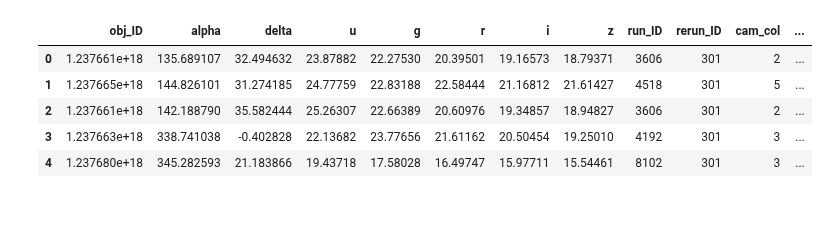
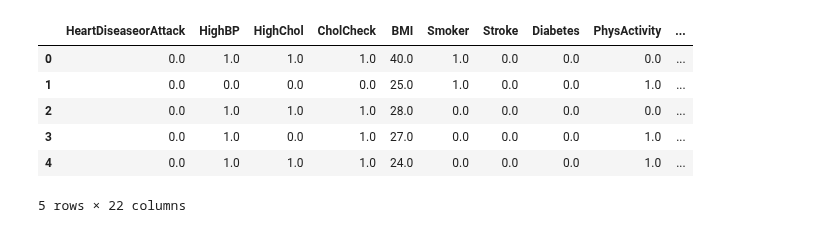
Before and after one commit to silvererudite/30-for-30-ml-projects, a Jupyter notebook: supervised/svm-classifier.ipynb, the cells around one changed output. Drawn from its saved outputs; the diff is of its cells as text; code cells hidden in the pictures.

Commit message:
Day 27: Kaggle Notebook | svm_classifier on hear disease dataset

```diff
--- a/supervised/svm-classifier.ipynb
+++ b/supervised/svm-classifier.ipynb
@@ -30,10 +32,11 @@ from sklearn.preprocessing import StandardScaler
 # %%
-df = pd.read_csv('/kaggle/input/stellar-classification-dataset-sdss17/star_classification.csv')
+df = pd.read_csv('/kaggle/input/heart-disease-health-indicators-dataset/heart_disease_health_indicators_BRFSS2015.csv')
 df.head()
 # %% [output]
-|  | obj_ID | alpha | delta | u | g | r | i | z | run_ID | rerun_ID | cam_col | ... |
-| 0 | 1.237661e+18 | 135.689107 | 32.494632 | 23.87882 | 22.27530 | 20.39501 | 19.16573 | 18.79371 | 3606 | 301 | 2 | ... |
-| 1 | 1.237665e+18 | 144.826101 | 31.274185 | 24.77759 | 22.83188 | 22.58444 | 21.16812 | 21.61427 | 4518 | 301 | 5 | ... |
-| 2 | 1.237661e+18 | 142.188790 | 35.582444 | 25.26307 | 22.66389 | 20.60976 | 19.34857 | 18.94827 | 3606 | 301 | 2 | ... |
-| 3 | 1.237663e+18 | 338.741038 | -0.402828 | 22.13682 | 23.77656 | 21.61162 | 20.50454 | 19.25010 | 4192 | 301 | 3 | ... |
-| 4 | 1.237680e+18 | 345.282593 | 21.183866 | 19.43718 | 17.58028 | 16.49747 | 15.97711 | 15.54461 | 8102 | 301 | 3 | ... |
+|  | HeartDiseaseorAttack | HighBP | HighChol | CholCheck | BMI | Smoker | Stroke | Diabetes | PhysActivity | ... |
+| 0 | 0.0 | 1.0 | 1.0 | 1.0 | 40.0 | 1.0 | 0.0 | 0.0 | 0.0 | ... |
+| 1 | 0.0 | 0.0 | 0.0 | 0.0 | 25.0 | 1.0 | 0.0 | 0.0 | 1.0 | ... |
+| 2 | 0.0 | 1.0 | 1.0 | 1.0 | 28.0 | 0.0 | 0.0 | 0.0 | 0.0 | ... |
+| 3 | 0.0 | 1.0 | 0.0 | 1.0 | 27.0 | 0.0 | 0.0 | 0.0 | 1.0 | ... |
+| 4 | 0.0 | 1.0 | 1.0 | 1.0 | 24.0 | 0.0 | 0.0 | 0.0 | 1.0 | ... |
+5 rows × 22 columns
```
Also changed, not shown: parts of 20 cells of this notebook.
